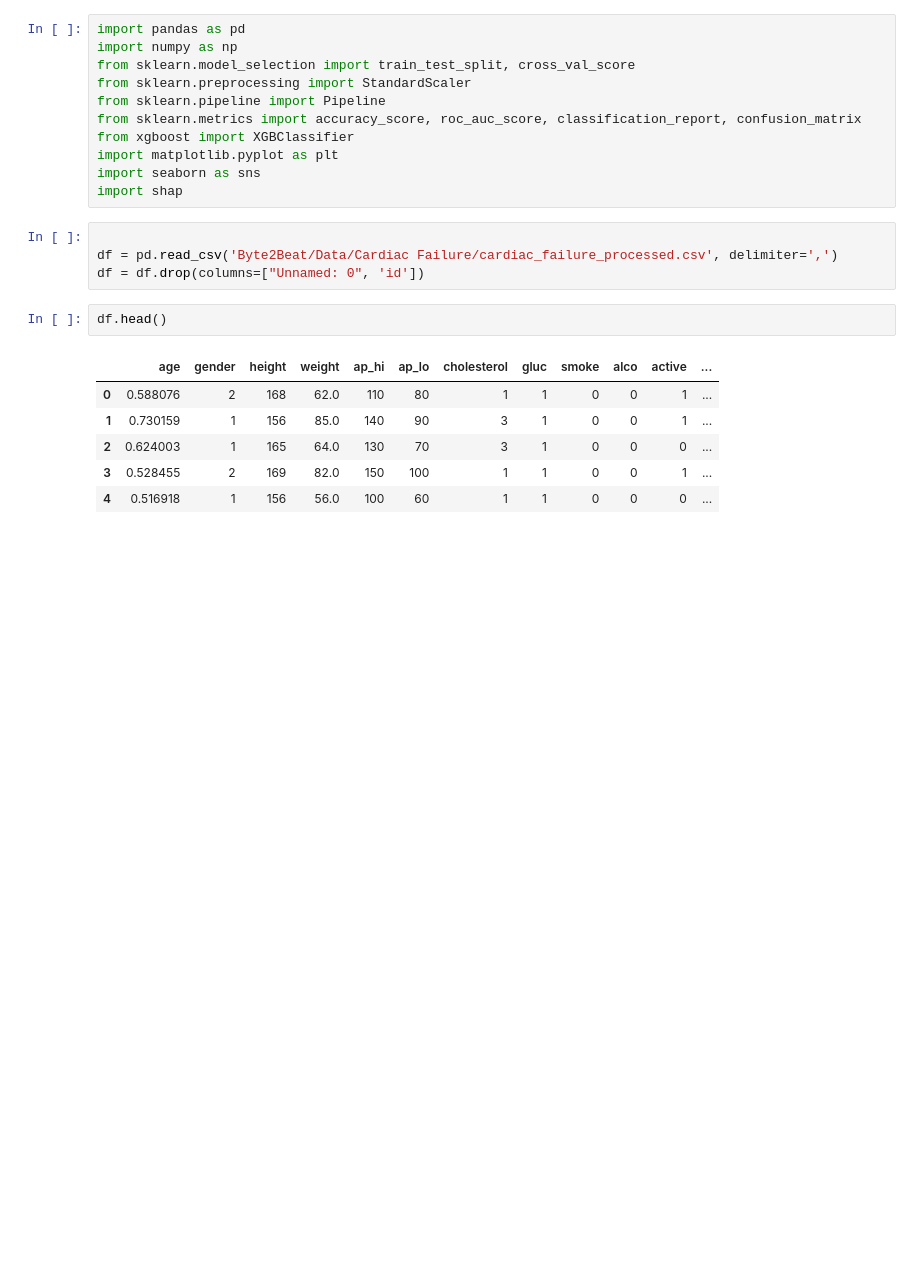
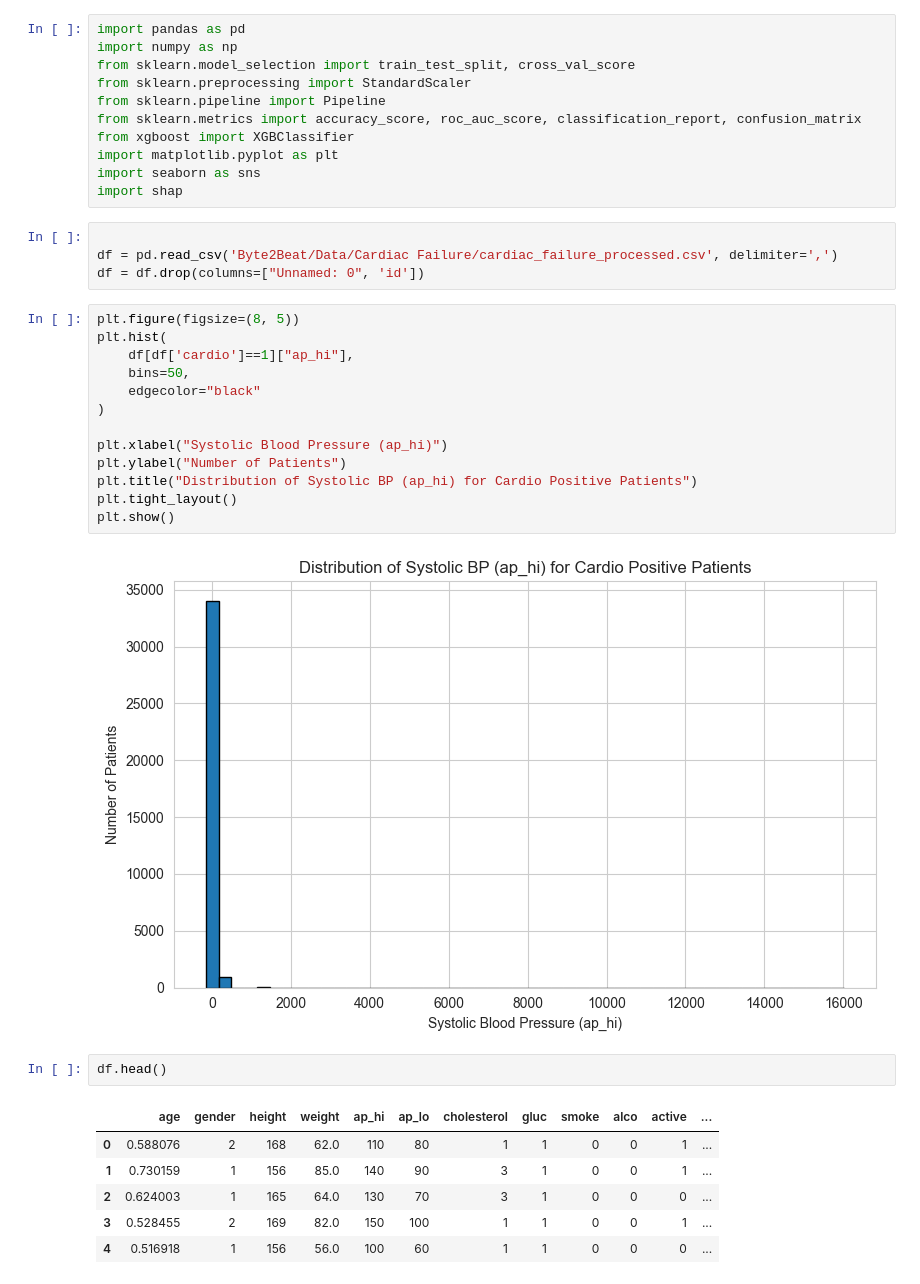
Before and after one commit to AniceKV/Cardiac_arrest_XGBOOST, a Jupyter notebook: cardiac_failure_prediction_model.ipynb, the cells around one changed output. Drawn from its saved outputs; the diff is of its cells as text; blank space fills up the shorter version.

```diff
--- a/cardiac_failure_prediction_model.ipynb
+++ b/cardiac_failure_prediction_model.ipynb
@@ -13,6 +13,21 @@ import shap
 
 df = pd.read_csv('Byte2Beat/Data/Cardiac Failure/cardiac_failure_processed.csv', delimiter=',')
 df = df.drop(columns=["Unnamed: 0", 'id'])
+# %%
+plt.figure(figsize=(8, 5))
+plt.hist(
+    df[df['cardio']==1]["ap_hi"],
+    bins=50,
+    edgecolor="black"
+)
+
+plt.xlabel("Systolic Blood Pressure (ap_hi)")
+plt.ylabel("Number of Patients")
+plt.title("Distribution of Systolic BP (ap_hi) for Cardio Positive Patients")
+plt.tight_layout()
+plt.show()
+# %% [output]
+[figure, added]
 # %%
 df.head()
 # %% [output]
```
Also changed, not shown: parts of 19 cells of this notebook, 3 other files.
